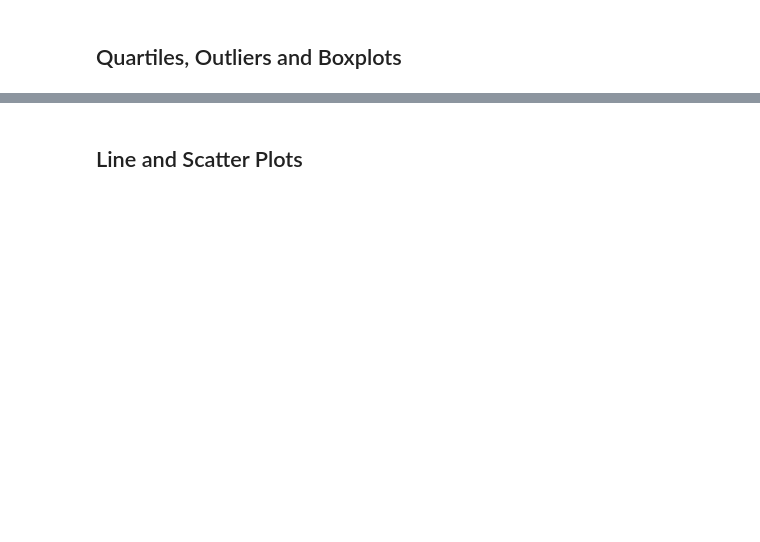
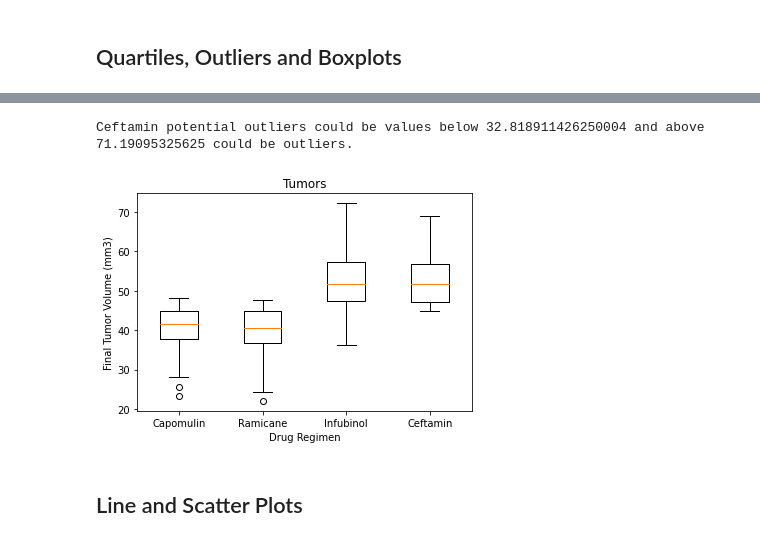
Before and after one commit to nehuffman13/matplotlib_challenge, a Jupyter notebook: 05-Matplotlib/Instructions/Pymaceuticals/pymaceuticals_starter.ipynb, the cells around one changed output, grey strips where cells are left out. Cells and saved outputs as stored; diff of their text form; code cells hidden in the pictures; blank space fills up the shorter version.

```diff
--- a/05-Matplotlib/Instructions/Pymaceuticals/pymaceuticals_starter.ipynb
+++ b/05-Matplotlib/Instructions/Pymaceuticals/pymaceuticals_starter.ipynb
@@ -161,0 +261,11 @@ summary_stat_df
+# %%
+tumor1 = ramicane_df["Tumor Volume (mm3)"]
+
+quartiles1 = tumor1.quantile([.25,.5,.75])
+lowerq1 = quartiles1[0.25]
+upperq1 = quartiles1[0.75]
+iqr1 = upperq1-lowerq1
+
+lower_bound1 = lowerq1 - (1.5*iqr1)
+upper_bound1 = upperq1 + (1.5*iqr1)
+print(f"Ramicane potential outliers could be values below {lower_bound1} and above {upper_bound1} could be outliers.")
@@ -161,0 +297,11 @@ summary_stat_df
+# %%
+tumor2 = infubinol_df["Tumor Volume (mm3)"]
+
+quartiles2 = tumor2.quantile([.25,.5,.75])
+lowerq2 = quartiles2[0.25]
+upperq2 = quartiles2[0.75]
+iqr2 = upperq2-lowerq2
+
+lower_bound2 = lowerq2 - (1.5*iqr2)
+upper_bound2 = upperq2 + (1.5*iqr2)
+print(f"Infubinol potential outliers could be values below {lower_bound2} and above {upper_bound2} could be outliers.")
@@ -162,5 +333,31 @@ summary_stat_df
+# %%
+tumor3 = ceftamin_df["Tumor Volume (mm3)"]
+
+quartiles3 = tumor3.quantile([.25,.5,.75])
+lowerq3 = quartiles3[0.25]
+upperq3 = quartiles3[0.75]
+iqr3 = upperq3-lowerq3
+
+lower_bound3 = lowerq3 - (1.5*iqr3)
+upper_bound3 = upperq3 + (1.5*iqr3)
+print(f"Ceftamin potential outliers could be values below {lower_bound3} and above {upper_bound3} could be outliers.")
+# %% [output]
+Ceftamin potential outliers could be values below 32.818911426250004 and above 71.19095325625 could be outliers.
 # %%
 # Generate a box plot of the final tumor volume of each mouse across four regimens of interest
+data_plot = [tumor, tumor1, tumor2, tumor3]
+
+fig1, ax1 = plt.subplots()
+ax1.set_title('Tumors')
+ax1.set_ylabel('Final Tumor Volume (mm3)')
+ax1.set_xlabel('Drug Regimen')
+
+ax1.boxplot(data_plot, labels=["Capomulin","Ramicane","Infubinol","Ceftamin",])
+
+plt.savefig('boxplot')
+plt.show()
+# %% [output]
+[figure, added]
 # %% [markdown]
 ## Line and Scatter Plots
 # %%
```
Also changed, not shown: parts of 21 cells of this notebook, 5 other files.
